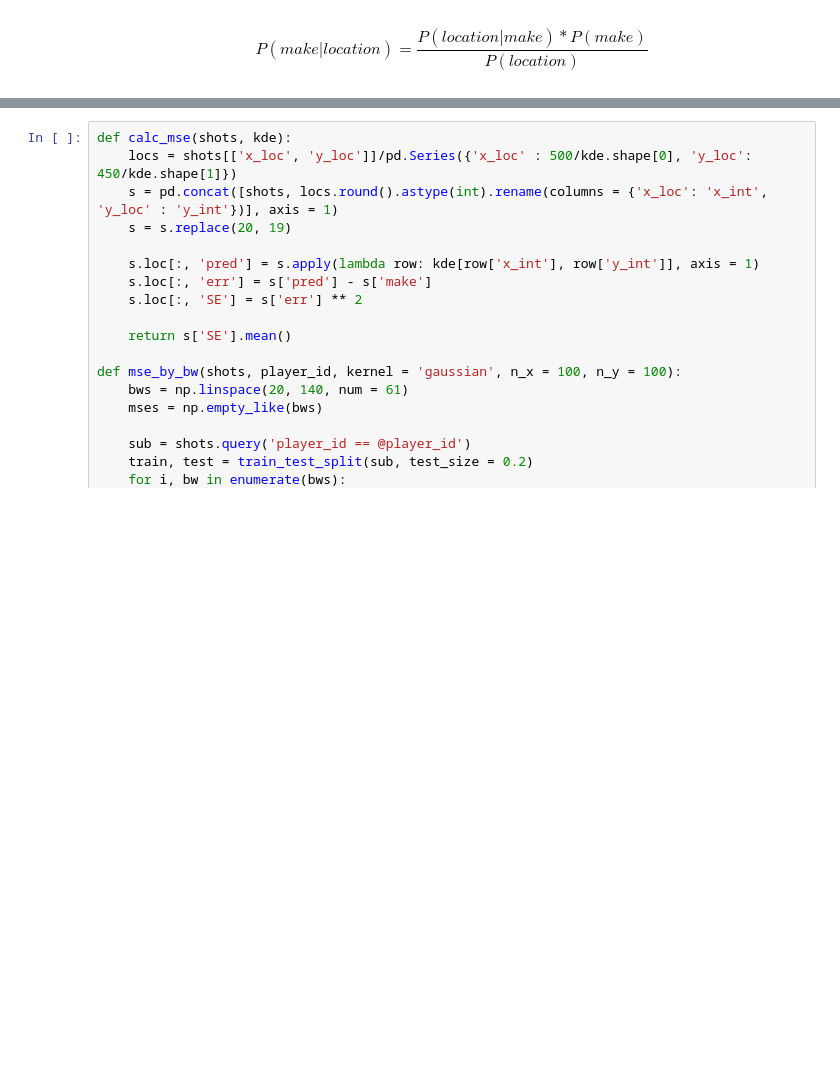
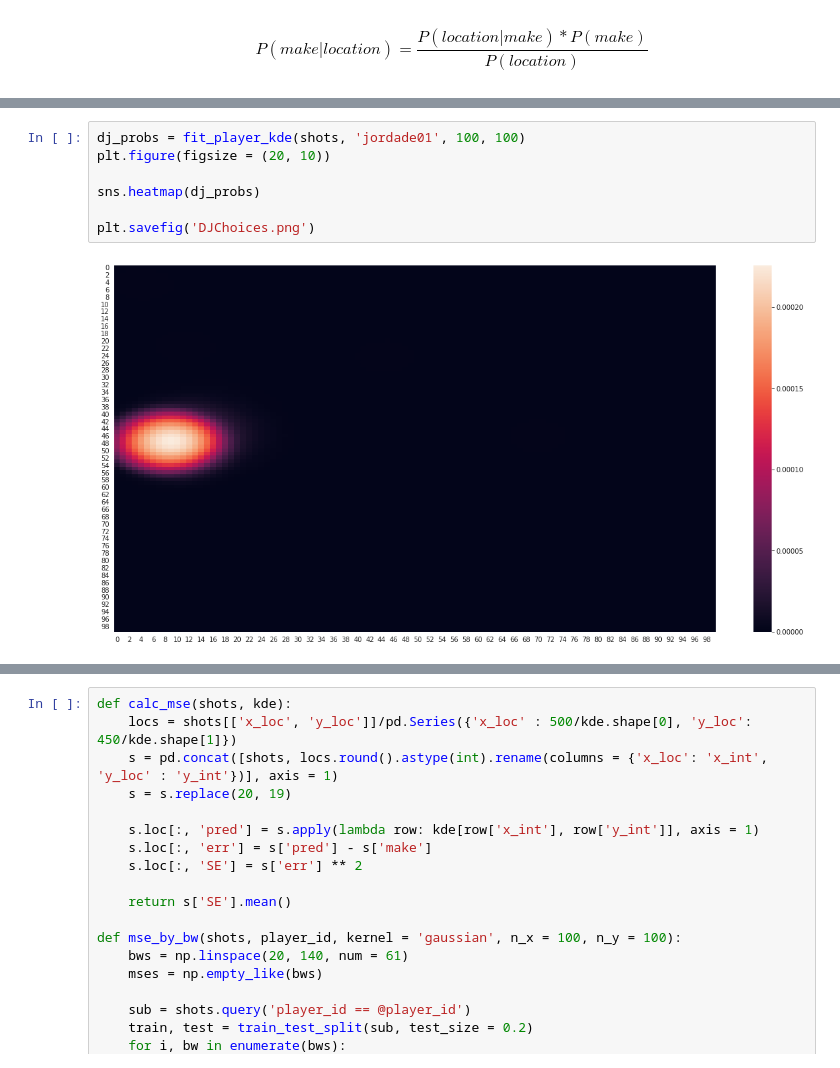
Before and after one commit to kieranram/BRefSpider, a Jupyter notebook: Analysis.ipynb, the cells around one changed output, grey strips where cells are left out. Saved outputs shown, nothing was run; the diff lists cells and outputs as text; blank space fills up the shorter version.

```diff
--- a/Analysis.ipynb
+++ b/Analysis.ipynb
@@ -97,0 +98,9 @@ sns.heatmap(est_pct, vmax =1)
+# %%
+dj_probs = fit_player_kde(shots, 'jordade01', 100, 100)
+plt.figure(figsize = (20, 10))
+
+sns.heatmap(dj_probs)
+
+plt.savefig('DJChoices.png')
+# %% [output]
+[figure, added]
```
Also changed, not shown: parts of 4 cells of this notebook, 7 other files.
